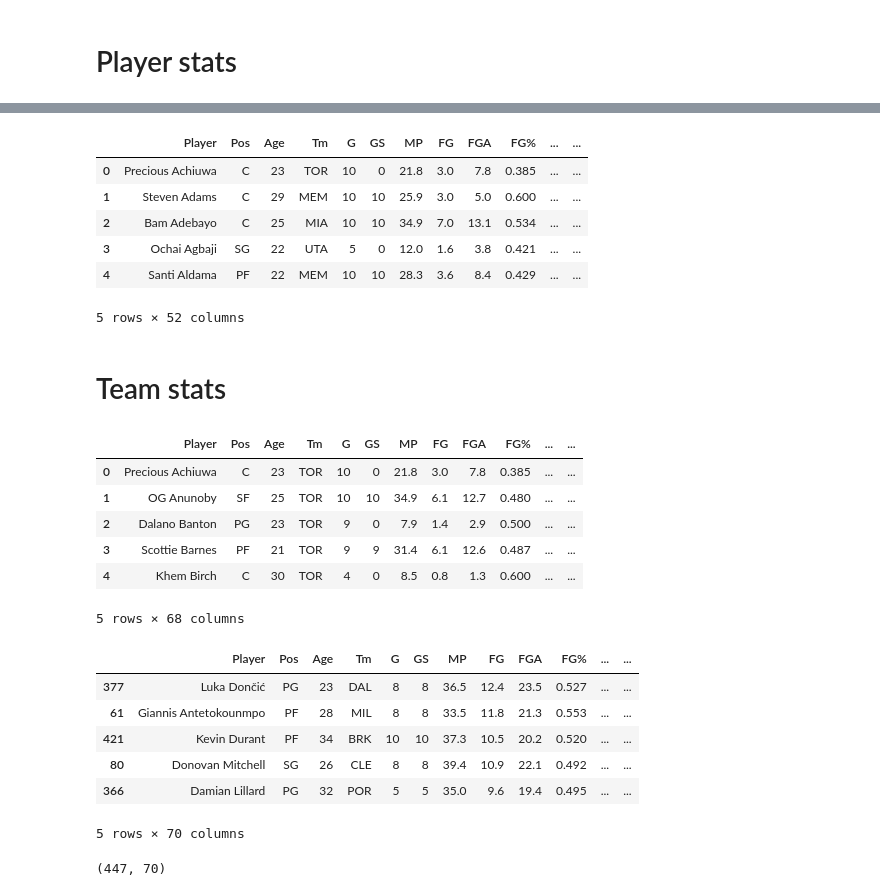
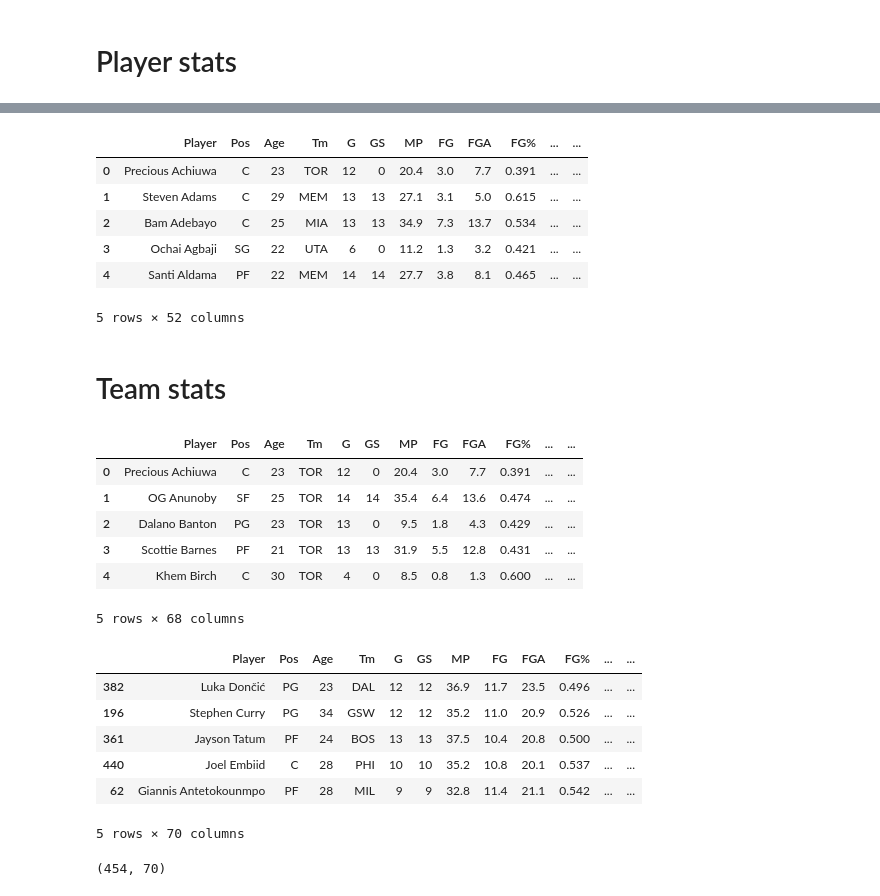
Before and after one commit to martinbog19/nba_ai_awards, a Jupyter notebook: Algorithm/Scrapping_2023.ipynb, the cells around one changed output, grey strips where cells are left out. Cells and saved outputs as stored; diff of their text form; code cells hidden in the pictures.

```diff
--- a/Algorithm/Scrapping_2023.ipynb
+++ b/Algorithm/Scrapping_2023.ipynb
@@ -98,37 +99,39 @@ data.head()
 # %%
 # Srape individual ORtg and DRtg (can only be found in team data)
 dfs_rtg = []
 for i, tm in enumerate(set(data['Tm'])) :
 
     prog = round(100 * (i+1) / len(set(data['Tm'])), 2) # Compute and print loop progress
     print(f'{prog}% {tm} ...')
     clear_output(wait = True)
 
      # Scrape webpage table
     url = f'https://www.basketball-reference.com/teams/{tm}/{scrape_year}.html'
     page = requests.get(url)
     table = page.text.split(f'<div class="table_container current" id="div_per_poss">')[1].split('</table>')[0] + '</table>'
     soup = BeautifulSoup(table, 'html')
     # Transform table into DataFrame
     data_rtg = pd.read_html(str(soup))[0]
     data_rtg['Tm'] = len(data_rtg) * [tm] # Add team and year
     data_rtg['Year'] = len(data_rtg) * [scrape_year]
 
     data_rtg = data_rtg.rename(columns = {'Unnamed: 1' : 'Player'})[['Player','Tm','Year','ORtg','DRtg']]
     dfs_rtg.append(data_rtg)
 
+    sleep(2)
+
 # Merge data with individual ORtg and DRtg
 data_rtg = pd.concat(dfs_rtg).rename(columns = {'ORtg':'ORtg/100', 'DRtg':'DRtg/100'})
 data_rtg['Player'] = data_rtg['Player'].str.replace('*', '', regex = False) # Clean player name column
 data = data.merge(data_rtg, on = ['Player','Year','Tm'], how = 'inner') # Merge ratings with data
 data.head()
 # %% [output]
 |  | Player | Pos | Age | Tm | G | GS | MP | FG | FGA | FG% | ... | ... |
-| 0 | Precious Achiuwa | C | 23 | TOR | 10 | 0 | 21.8 | 3.0 | 7.8 | 0.385 | ... | ... |
-| 1 | Steven Adams | C | 29 | MEM | 10 | 10 | 25.9 | 3.0 | 5.0 | 0.600 | ... | ... |
-| 2 | Bam Adebayo | C | 25 | MIA | 10 | 10 | 34.9 | 7.0 | 13.1 | 0.534 | ... | ... |
-| 3 | Ochai Agbaji | SG | 22 | UTA | 5 | 0 | 12.0 | 1.6 | 3.8 | 0.421 | ... | ... |
-| 4 | Santi Aldama | PF | 22 | MEM | 10 | 10 | 28.3 | 3.6 | 8.4 | 0.429 | ... | ... |
+| 0 | Precious Achiuwa | C | 23 | TOR | 12 | 0 | 20.4 | 3.0 | 7.7 | 0.391 | ... | ... |
+| 1 | Steven Adams | C | 29 | MEM | 13 | 13 | 27.1 | 3.1 | 5.0 | 0.615 | ... | ... |
+| 2 | Bam Adebayo | C | 25 | MIA | 13 | 13 | 34.9 | 7.3 | 13.7 | 0.534 | ... | ... |
+| 3 | Ochai Agbaji | SG | 22 | UTA | 6 | 0 | 11.2 | 1.3 | 3.2 | 0.421 | ... | ... |
+| 4 | Santi Aldama | PF | 22 | MEM | 14 | 14 | 27.7 | 3.8 | 8.1 | 0.465 | ... | ... |
 5 rows × 52 columns
 # %% [markdown]
 # Team stats
@@ -177,10 +180,10 @@ stats = data.merge(teams, how = 'inner', on = 'Tm')
 stats.head()
 # %% [output]
 |  | Player | Pos | Age | Tm | G | GS | MP | FG | FGA | FG% | ... | ... |
-| 0 | Precious Achiuwa | C | 23 | TOR | 10 | 0 | 21.8 | 3.0 | 7.8 | 0.385 | ... | ... |
-| 1 | OG Anunoby | SF | 25 | TOR | 10 | 10 | 34.9 | 6.1 | 12.7 | 0.480 | ... | ... |
-| 2 | Dalano Banton | PG | 23 | TOR | 9 | 0 | 7.9 | 1.4 | 2.9 | 0.500 | ... | ... |
-| 3 | Scottie Barnes | PF | 21 | TOR | 9 | 9 | 31.4 | 6.1 | 12.6 | 0.487 | ... | ... |
+| 0 | Precious Achiuwa | C | 23 | TOR | 12 | 0 | 20.4 | 3.0 | 7.7 | 0.391 | ... | ... |
+| 1 | OG Anunoby | SF | 25 | TOR | 14 | 14 | 35.4 | 6.4 | 13.6 | 0.474 | ... | ... |
+| 2 | Dalano Banton | PG | 23 | TOR | 13 | 0 | 9.5 | 1.8 | 4.3 | 0.429 | ... | ... |
+| 3 | Scottie Barnes | PF | 21 | TOR | 13 | 13 | 31.9 | 5.5 | 12.8 | 0.431 | ... | ... |
 | 4 | Khem Birch | C | 30 | TOR | 4 | 0 | 8.5 | 0.8 | 1.3 | 0.600 | ... | ... |
 5 rows × 68 columns
 # %%
@@ -208,11 +211,11 @@ for stat in list(stats):
 stats.sort_values('PTS', ascending = False).head()
 # %% [output]
 |  | Player | Pos | Age | Tm | G | GS | MP | FG | FGA | FG% | ... | ... |
-| 377 | Luka Dončić | PG | 23 | DAL | 8 | 8 | 36.5 | 12.4 | 23.5 | 0.527 | ... | ... |
-| 61 | Giannis Antetokounmpo | PF | 28 | MIL | 8 | 8 | 33.5 | 11.8 | 21.3 | 0.553 | ... | ... |
-| 421 | Kevin Durant | PF | 34 | BRK | 10 | 10 | 37.3 | 10.5 | 20.2 | 0.520 | ... | ... |
-| 80 | Donovan Mitchell | SG | 26 | CLE | 8 | 8 | 39.4 | 10.9 | 22.1 | 0.492 | ... | ... |
-| 366 | Damian Lillard | PG | 32 | POR | 5 | 5 | 35.0 | 9.6 | 19.4 | 0.495 | ... | ... |
+| 382 | Luka Dončić | PG | 23 | DAL | 12 | 12 | 36.9 | 11.7 | 23.5 | 0.496 | ... | ... |
+| 196 | Stephen Curry | PG | 34 | GSW | 12 | 12 | 35.2 | 11.0 | 20.9 | 0.526 | ... | ... |
+| 361 | Jayson Tatum | PF | 24 | BOS | 13 | 13 | 37.5 | 10.4 | 20.8 | 0.500 | ... | ... |
+| 440 | Joel Embiid | C | 28 | PHI | 10 | 10 | 35.2 | 10.8 | 20.1 | 0.537 | ... | ... |
+| 62 | Giannis Antetokounmpo | PF | 28 | MIL | 9 | 9 | 32.8 | 11.4 | 21.1 | 0.542 | ... | ... |
 5 rows × 70 columns
 # %%
 # Export data to csv
@@ -229,4 +232,4 @@ with open(path + f'Algorithm/weekly data/week_{week}.txt', 'w+') as file:
 # %%
 print(stats.shape)
 # %% [output]
-(447, 70)
+(454, 70)
```
Also changed, not shown: parts of 3 cells of this notebook, 14 other files.
